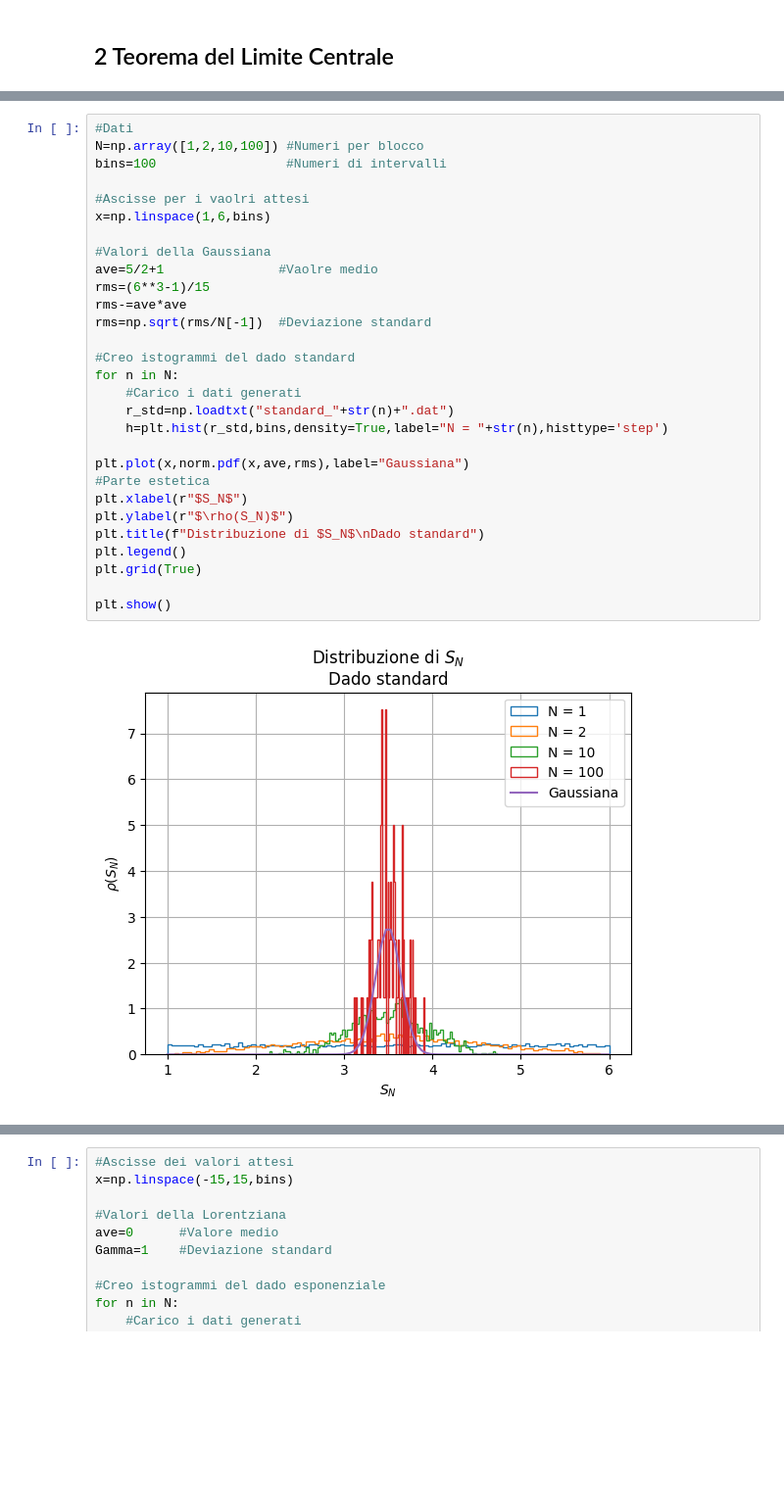
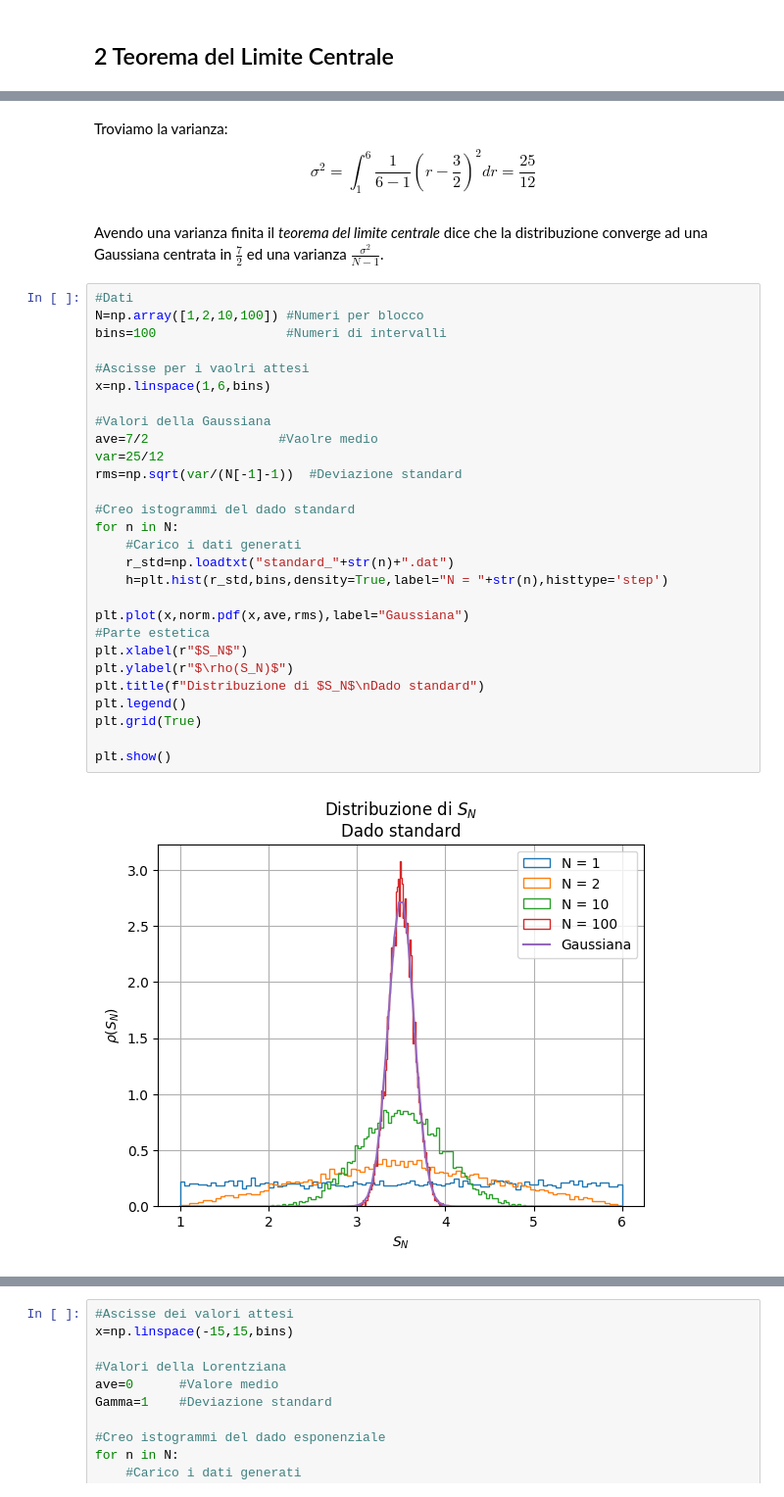
Before and after one commit to sergio-egm/lsn_delivery_exercises, a Jupyter notebook: es1/LSN_Exercises_01.ipynb, the cells around one changed output, grey strips where cells are left out. Shown: that part at 98% size. Saved outputs shown, nothing was run; the diff lists cells and outputs as text; blank space fills up the shorter version.

```diff
--- a/es1/LSN_Exercises_01.ipynb
+++ b/es1/LSN_Exercises_01.ipynb
@@ -165,31 +204,37 @@ Si può osservare che la distribuzione dei $\chi^2$ ottenuti dai valori generati
+# %% [markdown]
+Troviamo la varianza:
+$$
+\sigma^2=\int_1^6\frac{1}{6-1}\left(r-\frac{3}{2}\right)^2dr=\frac{25}{12}
+$$
+# %% [markdown]
+Avendo una varianza finita il *teorema del limite centrale* dice che la distribuzione converge ad una Gaussiana centrata in $\frac{7}{2}$ ed una varianza $\frac{\sigma^2}{N-1}$.
 # %%
 #Dati
 N=np.array([1,2,10,100]) #Numeri per blocco
 bins=100                 #Numeri di intervalli
 
 #Ascisse per i vaolri attesi
 x=np.linspace(1,6,bins)
 
 #Valori della Gaussiana
-ave=5/2+1               #Vaolre medio
-rms=(6**3-1)/15
-rms-=ave*ave
-rms=np.sqrt(rms/N[-1])  #Deviazione standard
+ave=7/2                 #Vaolre medio
+var=25/12
+rms=np.sqrt(var/(N[-1]-1))  #Deviazione standard
 
 #Creo istogrammi del dado standard
 for n in N:
     #Carico i dati generati
     r_std=np.loadtxt("standard_"+str(n)+".dat")
     h=plt.hist(r_std,bins,density=True,label="N = "+str(n),histtype='step')
 
 plt.plot(x,norm.pdf(x,ave,rms),label="Gaussiana")
 #Parte estetica
 plt.xlabel(r"$S_N$")
 plt.ylabel(r"$\rho(S_N)$")
 plt.title(f"Distribuzione di $S_N$\nDado standard")
 plt.legend()
 plt.grid(True)
 
 plt.show()
 # %% [output]
-[figure, old version]
+[figure, new version]
```
Also changed, not shown: parts of 27 cells of this notebook, 16 other files.
